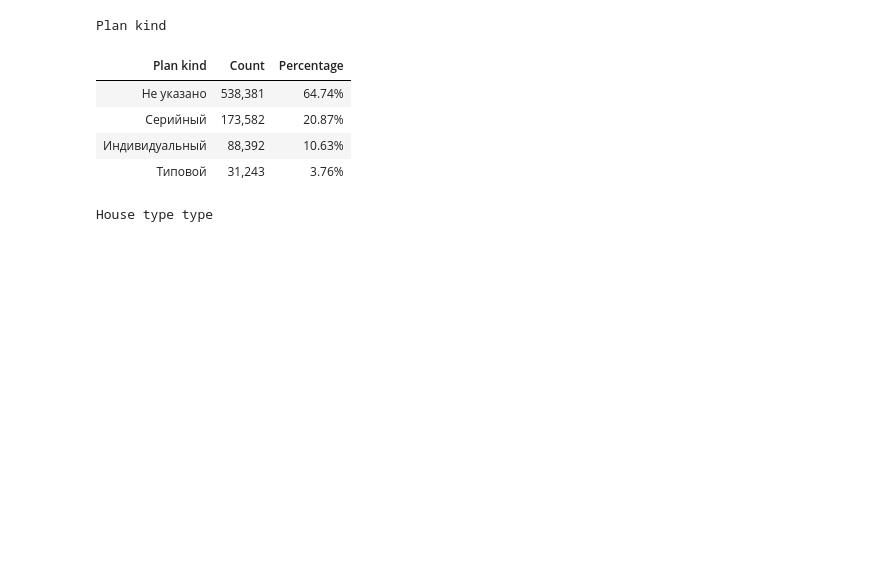
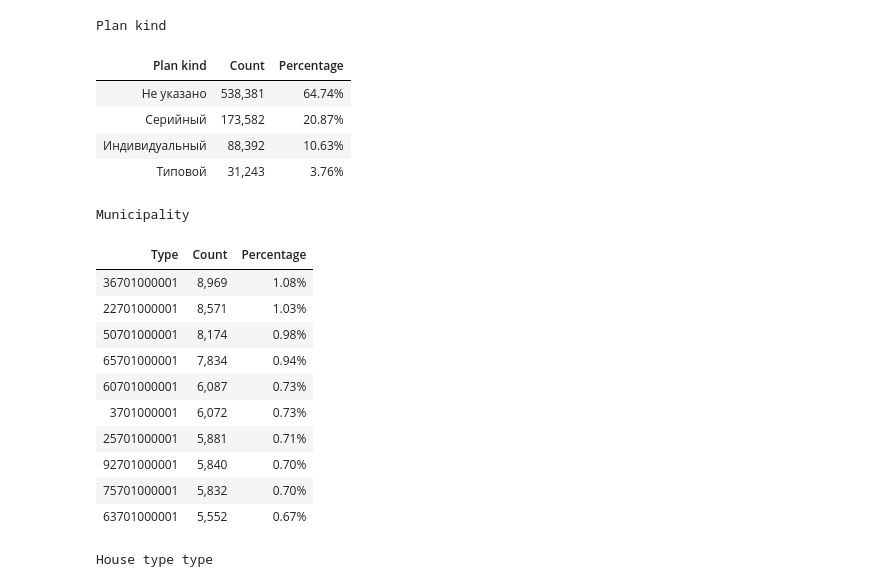
Before and after one commit to ascat41/HouseDeterioration, a Jupyter notebook: data_research.ipynb, the cells around one changed output. Drawn from its saved outputs; the diff is of its cells as text; code cells hidden in the pictures; blank space fills up the shorter version.

```diff
--- a/data_research.ipynb
+++ b/data_research.ipynb
@@ -452,6 +452,32 @@ postal_to_oktmo = (
 )
 
 df["municipality_oktmo"] = oktmo.fillna(df["postal_code"].map(postal_to_oktmo)).fillna("Не указано")
+# %%
+municipality_oktmo = df["municipality_oktmo"].value_counts(dropna=False).head(10)
+
+municipality_oktmo_df = pd.DataFrame({
+    "Type": municipality_oktmo.index,
+    "Count": municipality_oktmo.values,
+    "Percentage": municipality_oktmo.values / len(df["municipality_oktmo"]) * 100
+})
+
+style_table(municipality_oktmo_df, "Municipality").format({
+    "Count": "{:,.0f}",
+    "Percentage": "{:.2f}%"
+})
+# %% [output]
+Municipality
+| Type | Count | Percentage |
+| 36701000001 | 8,969 | 1.08% |
+| 22701000001 | 8,571 | 1.03% |
+| 50701000001 | 8,174 | 0.98% |
+| 65701000001 | 7,834 | 0.94% |
+| 60701000001 | 6,087 | 0.73% |
+| 3701000001 | 6,072 | 0.73% |
+| 25701000001 | 5,881 | 0.71% |
+| 92701000001 | 5,840 | 0.70% |
+| 75701000001 | 5,832 | 0.70% |
+| 63701000001 | 5,552 | 0.67% |
 # %%
 # Преобразование flats в целочисленное значение
 
```
Also changed, not shown: parts of 6 cells of this notebook.
